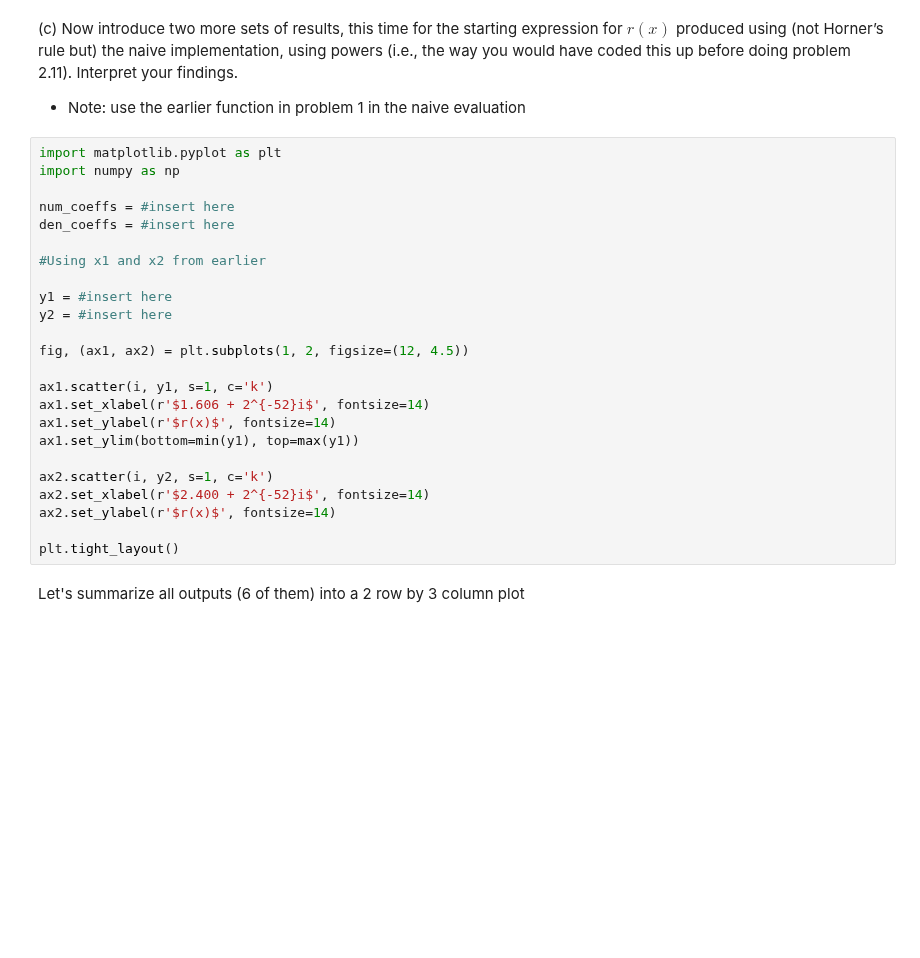
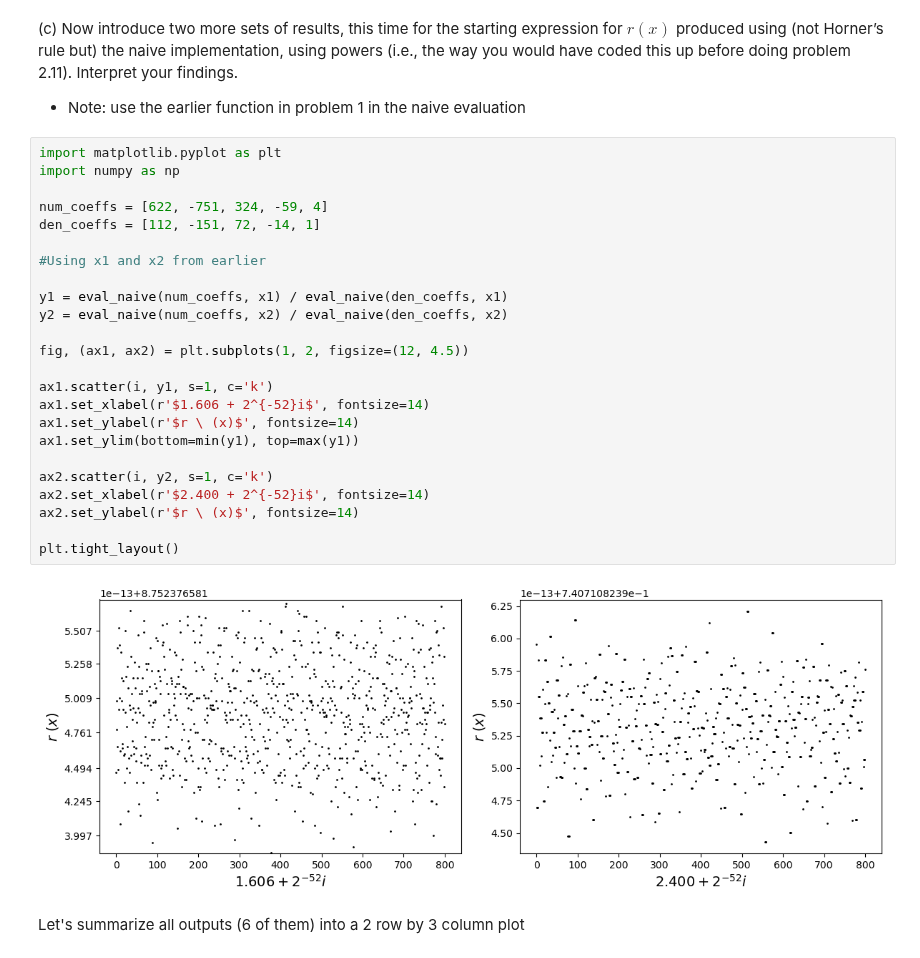
Before and after one commit to CJ4ke/AP155_TX1_1sAY2627, a Jupyter notebook: Camello_Test/3HornersRule/3HornersRule_CAMELLO.ipynb, the cells around one changed output. Saved outputs shown, nothing was run; the diff lists cells and outputs as text; blank space fills up the shorter version.

```diff
--- a/Camello_Test/3HornersRule/3HornersRule_CAMELLO.ipynb
+++ b/Camello_Test/3HornersRule/3HornersRule_CAMELLO.ipynb
@@ -192,27 +217,29 @@ Interpret your findings.
 # %%
 import matplotlib.pyplot as plt
 import numpy as np
 
-num_coeffs = #insert here
-den_coeffs = #insert here
+num_coeffs = [622, -751, 324, -59, 4]
+den_coeffs = [112, -151, 72, -14, 1]
 
 #Using x1 and x2 from earlier
 
-y1 = #insert here
-y2 = #insert here
+y1 = eval_naive(num_coeffs, x1) / eval_naive(den_coeffs, x1)
+y2 = eval_naive(num_coeffs, x2) / eval_naive(den_coeffs, x2)
 
 fig, (ax1, ax2) = plt.subplots(1, 2, figsize=(12, 4.5))
 
 ax1.scatter(i, y1, s=1, c='k')
 ax1.set_xlabel(r'$1.606 + 2^{-52}i$', fontsize=14)
-ax1.set_ylabel(r'$r(x)$', fontsize=14)
+ax1.set_ylabel(r'$r \ (x)$', fontsize=14)
 ax1.set_ylim(bottom=min(y1), top=max(y1))
 
 ax2.scatter(i, y2, s=1, c='k')
 ax2.set_xlabel(r'$2.400 + 2^{-52}i$', fontsize=14)
-ax2.set_ylabel(r'$r(x)$', fontsize=14)
+ax2.set_ylabel(r'$r \ (x)$', fontsize=14)
 
 plt.tight_layout()
+# %% [output]
+[figure, added]
 # %% [markdown]
 Let's summarize all outputs (6 of them) into a 2 row by 3 column plot
 # %%
```
Also changed, not shown: parts of 14 cells of this notebook.
